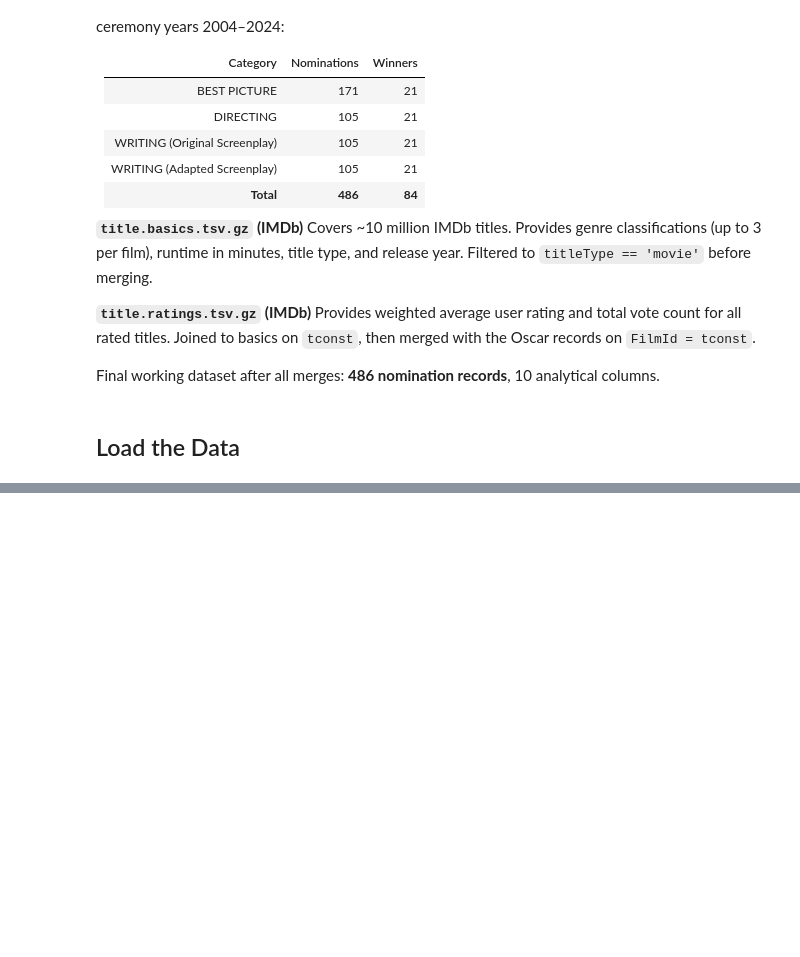
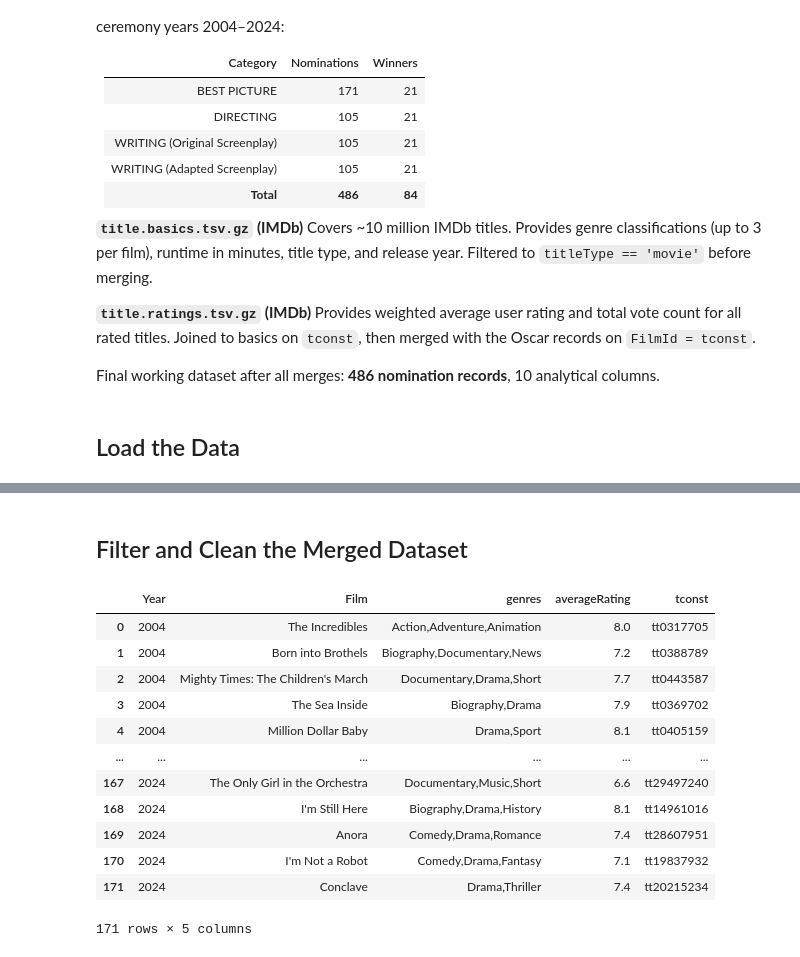
Before and after one commit to EdisonAyranisthebest/Math_189_FinalProject, a Jupyter notebook: Genre_Bias.ipynb, the cells around one changed output, grey strips where cells are left out. Cells and saved outputs as stored; diff of their text form; code cells hidden in the pictures; blank space fills up the shorter version.

```diff
--- a/Genre_Bias.ipynb
+++ b/Genre_Bias.ipynb
@@ -151,0 +207,23 @@ imdb_ratings.head()
+# %% [markdown]
+## Filter and Clean the Merged Dataset ##
+# %%
+winning_films_in_range = winning_films_with_genre[~winning_films_with_genre['Year'].isin(['1927/28', '1928/29', '1929/30', '1930/31', '1931/32', '1932/33'])]
+winning_films_in_range = winning_films_in_range[(winning_films_in_range['Year'].astype(int) >= 2004) & (winning_films_in_range['Year'].astype(int) <= 2024)]
+
+cleaned_winners = winning_films_in_range.drop_duplicates(subset=['Film'], keep='first').reset_index()[['Year', 'Film', 'genres', 'averageRating', 'tconst']]
+cleaned_winners = cleaned_winners.dropna()
+cleaned_winners
+# %% [output]
+|  | Year | Film | genres | averageRating | tconst |
+| 0 | 2004 | The Incredibles | Action,Adventure,Animation | 8.0 | tt0317705 |
+| 1 | 2004 | Born into Brothels | Biography,Documentary,News | 7.2 | tt0388789 |
+| 2 | 2004 | Mighty Times: The Children's March | Documentary,Drama,Short | 7.7 | tt0443587 |
+| 3 | 2004 | The Sea Inside | Biography,Drama | 7.9 | tt0369702 |
+| 4 | 2004 | Million Dollar Baby | Drama,Sport | 8.1 | tt0405159 |
+| ... | ... | ... | ... | ... | ... |
+| 167 | 2024 | The Only Girl in the Orchestra | Documentary,Music,Short | 6.6 | tt29497240 |
+| 168 | 2024 | I'm Still Here | Biography,Drama,History | 8.1 | tt14961016 |
+| 169 | 2024 | Anora | Comedy,Drama,Romance | 7.4 | tt28607951 |
+| 170 | 2024 | I'm Not a Robot | Comedy,Drama,Fantasy | 7.1 | tt19837932 |
+| 171 | 2024 | Conclave | Drama,Thriller | 7.4 | tt20215234 |
+171 rows × 5 columns
```
Also changed, not shown: parts of 11 cells of this notebook.
